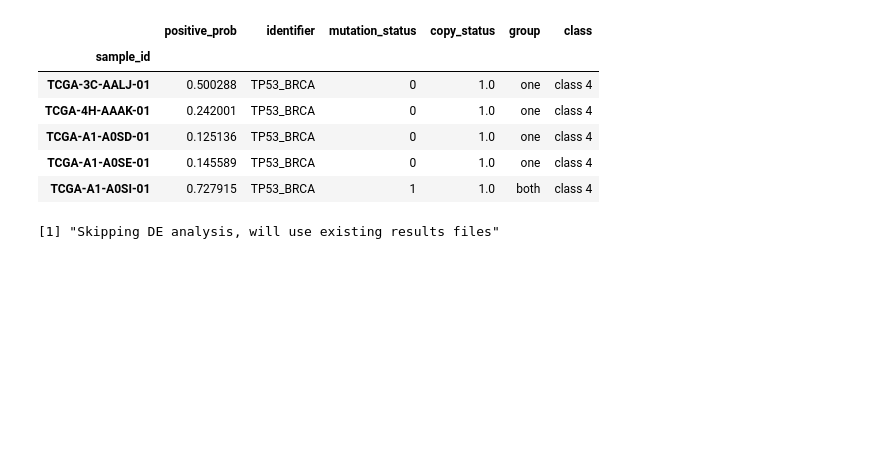
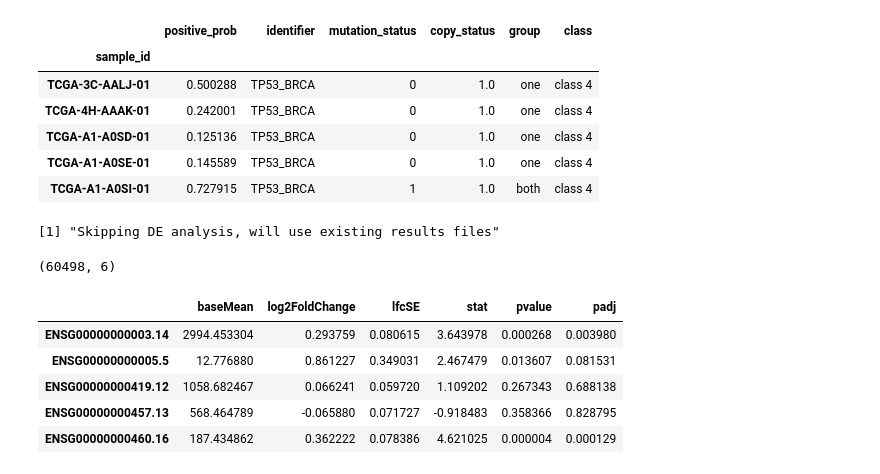
Before and after one commit to greenelab/mutation-fn, a Jupyter notebook: 4_de_analysis/2_de_pilot.ipynb, the cells around one changed output. Saved outputs shown, nothing was run; the diff lists cells and outputs as text; code cells hidden in the pictures; blank space fills up the shorter version.

```diff
--- a/4_de_analysis/2_de_pilot.ipynb
+++ b/4_de_analysis/2_de_pilot.ipynb
@@ -176,3 +176,21 @@ if (RUN_DE_ANALYSIS) {
 }
 # %% [output]
 [1] "Skipping DE analysis, will use existing results files"
+# %%
+identifier = 'NF2_KIRP'
+# adjusted p-value threshold
+alpha = 0.05
+
+none_one_de_results = pd.read_csv(
+    cfg.de_output_dir / 'DE_stats_{}_none_one.txt'.format(identifier), sep='\t'
+)
+print(none_one_de_results.shape)
+none_one_de_results.head()
+# %% [output]
+(60498, 6)
+|  | baseMean | log2FoldChange | lfcSE | stat | pvalue | padj |
+| ENSG00000000003.14 | 2994.453304 | 0.293759 | 0.080615 | 3.643978 | 0.000268 | 0.003980 |
+| ENSG00000000005.5 | 12.776880 | 0.861227 | 0.349031 | 2.467479 | 0.013607 | 0.081531 |
+| ENSG00000000419.12 | 1058.682467 | 0.066241 | 0.059720 | 1.109202 | 0.267343 | 0.688138 |
+| ENSG00000000457.13 | 568.464789 | -0.065880 | 0.071727 | -0.918483 | 0.358366 | 0.828795 |
+| ENSG00000000460.16 | 187.434862 | 0.362222 | 0.078386 | 4.621025 | 0.000004 | 0.000129 |
```
Also changed, not shown: parts of 4 cells of this notebook, 3 other files.
